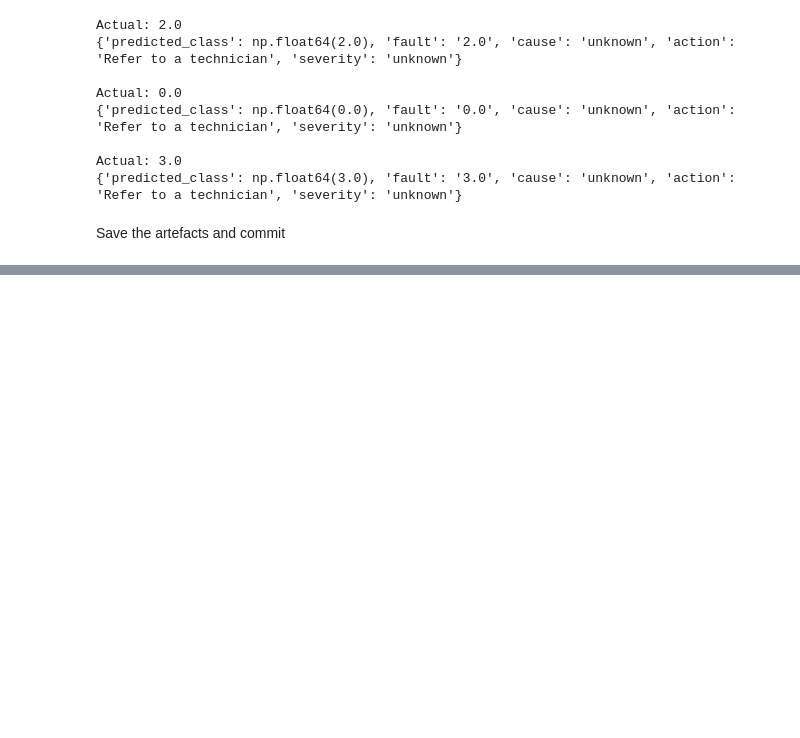
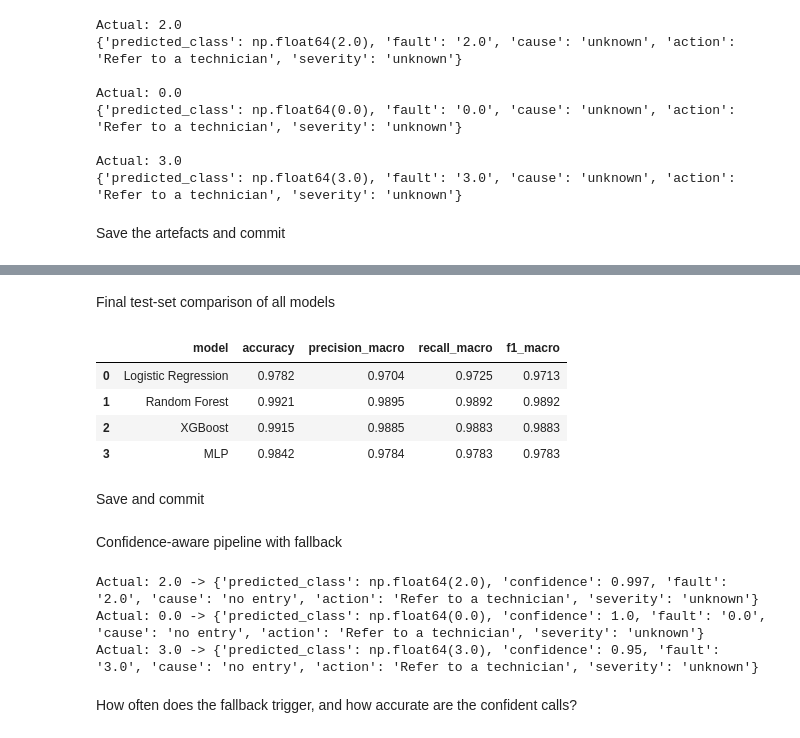
Before and after one commit to ShalakaEranga/DriveHealth-Comparative-Fault-Diagnosis-Using-Classical-vs-Deep-Learning-Methods, a Jupyter notebook: notebooks/01_eda.ipynb, the cells around one changed output, grey strips where cells are left out. Drawn from its saved outputs; the diff is of its cells as text; code cells hidden in the pictures; blank space fills up the shorter version.

```diff
--- a/notebooks/01_eda.ipynb
+++ b/notebooks/01_eda.ipynb
@@ -716,0 +921,24 @@ pd.DataFrame(results).round(4).to_csv("reports/model_comparison.csv", index=Fals
+# %% [markdown]
+Final test-set comparison of all models
+# %%
+final = []
+for name, m in [("Logistic Regression", baseline), ("Random Forest", rf),
+                ("XGBoost", _XGBWrap()), ("MLP", mlp_wrap)]:
+    pred = m.predict(X_test)
+    final.append({
+        "model": name,
+        "accuracy": (pred == y_test).mean(),
+        "precision_macro": precision_score(y_test, pred, average="macro", zero_division=0),
+        "recall_macro": recall_score(y_test, pred, average="macro", zero_division=0),
+        "f1_macro": f1_score(y_test, pred, average="macro", zero_division=0),
+    })
+final_df = pd.DataFrame(final).round(4)
+final_df
+# %% [output]
+|  | model | accuracy | precision_macro | recall_macro | f1_macro |
+| 0 | Logistic Regression | 0.9782 | 0.9704 | 0.9725 | 0.9713 |
+| 1 | Random Forest | 0.9921 | 0.9895 | 0.9892 | 0.9892 |
+| 2 | XGBoost | 0.9915 | 0.9885 | 0.9883 | 0.9883 |
+| 3 | MLP | 0.9842 | 0.9784 | 0.9783 | 0.9783 |
+# %% [markdown]
+Save and commit
@@ -716,0 +949,29 @@ pd.DataFrame(results).round(4).to_csv("reports/model_comparison.csv", index=Fals
+# %% [markdown]
+Confidence-aware pipeline with fallback
+# %%
+CONF_THRESHOLD = 0.60      # tune on the validation set and report it
+
+def predict_and_recommend_safe(sample_row, model=rf):
+    """Uses class probabilities; falls back to a technician referral when unsure."""
+    proba = model.predict_proba(sample_row)[0]
+    top = int(np.argmax(proba))
+    pred, conf = model.classes_[top], float(proba[top])
+
+    if conf < CONF_THRESHOLD:
+        return {"predicted_class": pred, "confidence": round(conf, 3),
+                "fault": "Uncertain diagnosis", "cause": "Low model confidence",
+                "action": "Refer to a qualified technician for manual inspection",
+                "severity": "unknown"}
+
+    info = KNOWLEDGE_BASE.get(str(pred), {"fault": str(pred), "cause": "no entry",
+                                         "action": "Refer to a technician", "severity": "unknown"})
+    return {"predicted_class": pred, "confidence": round(conf, 3), **info}
+
+for i in range(3):
+    print("Actual:", y_test.iloc[i], "->", predict_and_recommend_safe(X_test.iloc[[i]]))
+# %% [output]
+Actual: 2.0 -> {'predicted_class': np.float64(2.0), 'confidence': 0.997, 'fault': '2.0', 'cause': 'no entry', 'action': 'Refer to a technician', 'severity': 'unknown'}
+Actual: 0.0 -> {'predicted_class': np.float64(0.0), 'confidence': 1.0, 'fault': '0.0', 'cause': 'no entry', 'action': 'Refer to a technician', 'severity': 'unknown'}
+Actual: 3.0 -> {'predicted_class': np.float64(3.0), 'confidence': 0.95, 'fault': '3.0', 'cause': 'no entry', 'action': 'Refer to a technician', 'severity': 'unknown'}
+# %% [markdown]
+How often does the fallback trigger, and how accurate are the confident calls?
```
Also changed, not shown: parts of 18 cells of this notebook.
